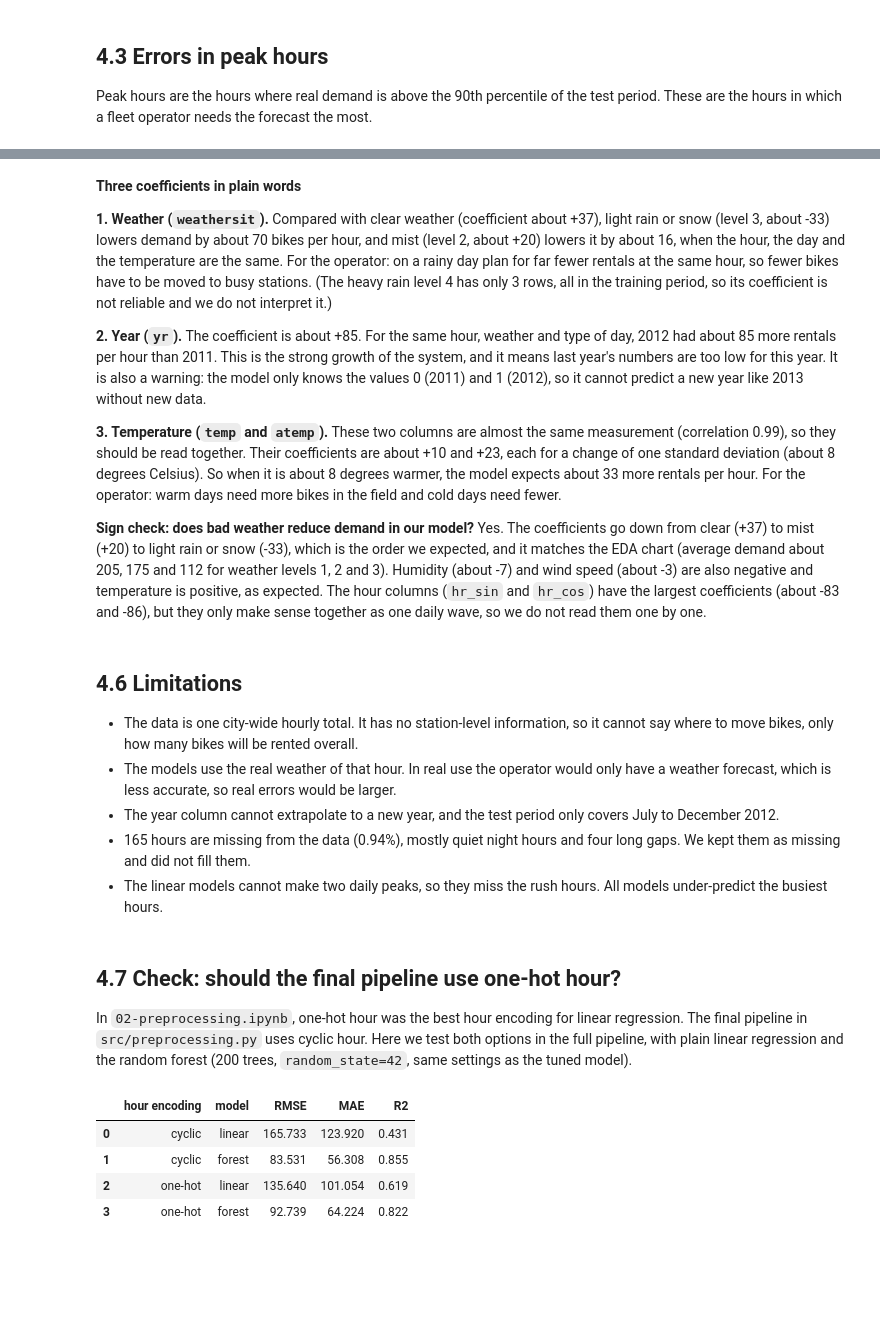
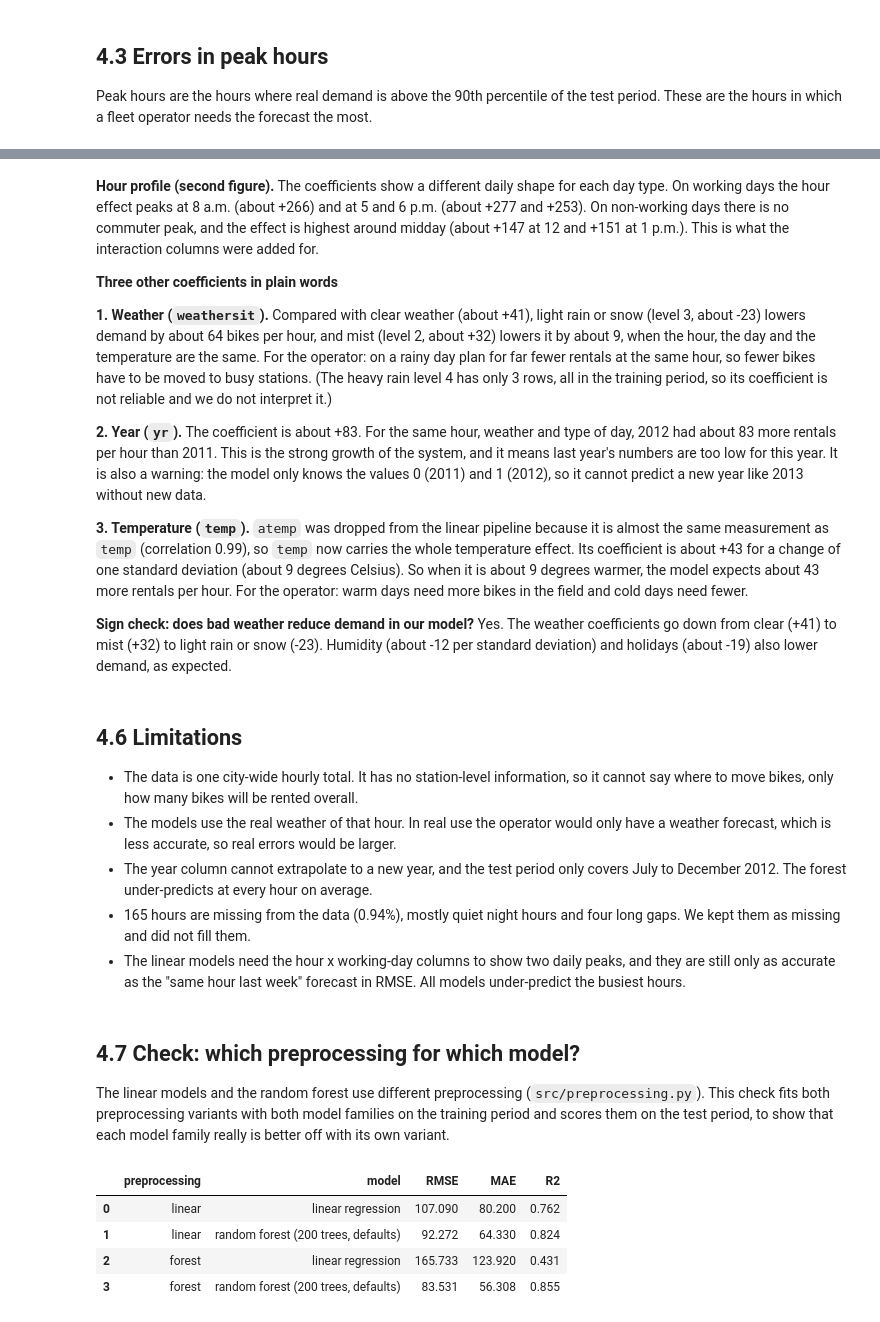
Before and after one commit to abhi-shake-ds/Let_Them_Cook, a Jupyter notebook: notebooks/04-evaluation.ipynb, the cells around one changed output, grey strips where cells are left out. Cells and saved outputs as stored; diff of their text form; code cells hidden in the pictures; blank space fills up the shorter version.

```diff
--- a/notebooks/04-evaluation.ipynb
+++ b/notebooks/04-evaluation.ipynb
@@ -219,67 +237,56 @@ Test RMSE of the refitted Ridge: 165.73
 # %% [markdown]
-**Three coefficients in plain words**
+**Hour profile (second figure).** The coefficients show a different daily shape for each day type. On working days the hour effect peaks at 8 a.m. (about +266) and at 5 and 6 p.m. (about +277 and +253). On non-working days there is no commuter peak, and the effect is highest around midday (about +147 at 12 and +151 at 1 p.m.). This is what the interaction columns were added for.
 
-**1. Weather (`weathersit`).** Compared with clear weather (coefficient about +37), light rain or snow (level 3, about -33) lowers demand by about 70 bikes per hour, and mist (level 2, about +20) lowers it by about 16, when the hour, the day and the temperature are the same. For the operator: on a rainy day plan for far fewer rentals at the same hour, so fewer bikes have to be moved to busy stations. (The heavy rain level 4 has only 3 rows, all in the training period, so its coefficient is not reliable and we do not interpret it.)
+**Three other coefficients in plain words**
 
-**2. Year (`yr`).** The coefficient is about +85. For the same hour, weather and type of day, 2012 had about 85 more rentals per hour than 2011. This is the strong growth of the system, and it means last year's numbers are too low for this year. It is also a warning: the model only knows the values 0 (2011) and 1 (2012), so it cannot predict a new year like 2013 without new data.
+**1. Weather (`weathersit`).** Compared with clear weather (about +41), light rain or snow (level 3, about -23) lowers demand by about 64 bikes per hour, and mist (level 2, about +32) lowers it by about 9, when the hour, the day and the temperature are the same. For the operator: on a rainy day plan for far fewer rentals at the same hour, so fewer bikes have to be moved to busy stations. (The heavy rain level 4 has only 3 rows, all in the training period, so its coefficient is not reliable and we do not interpret it.)
 
-**3. Temperature (`temp` and `atemp`).** These two columns are almost the same measurement (correlation 0.99), so they should be read together. Their coefficients are about +10 and +23, each for a change of one standard deviation (about 8 degrees Celsius). So when it is about 8 degrees warmer, the model expects about 33 more rentals per hour. For the operator: warm days need more bikes in the field and cold days need fewer.
+**2. Year (`yr`).** The coefficient is about +83. For the same hour, weather and type of day, 2012 had about 83 more rentals per hour than 2011. This is the strong growth of the system, and it means last year's numbers are too low for this year. It is also a warning: the model only knows the values 0 (2011) and 1 (2012), so it cannot predict a new year like 2013 without new data.
 
-**Sign check: does bad weather reduce demand in our model?** Yes. The coefficients go down from clear (+37) to mist (+20) to light rain or snow (-33), which is the order we expected, and it matches the EDA chart (average demand about 205, 175 and 112 for weather levels 1, 2 and 3). Humidity (about -7) and wind speed (about -3) are also negative and temperature is positive, as expected. The hour columns (`hr_sin` and `hr_cos`) have the largest coefficients (about -83 and -86), but they only make sense together as one daily wave, so we do not read them one by one.
+**3. Temperature (`temp`).** `atemp` was dropped from the linear pipeline because it is almost the same measurement as `temp` (correlation 0.99), so `temp` now carries the whole temperature effect. Its coefficient is about +43 for a change of one standard deviation (about 9 degrees Celsius). So when it is about 9 degrees warmer, the model expects about 43 more rentals per hour. For the operator: warm days need more bikes in the field and cold days need fewer.
+
+**Sign check: does bad weather reduce demand in our model?** Yes. The weather coefficients go down from clear (+41) to mist (+32) to light rain or snow (-23). Humidity (about -12 per standard deviation) and holidays (about -19) also lower demand, as expected.
 # %% [markdown]
 ## 4.6 Limitations
 
 - The data is one city-wide hourly total. It has no station-level information, so it cannot say where to move bikes, only how many bikes will be rented overall.
 - The models use the real weather of that hour. In real use the operator would only have a weather forecast, which is less accurate, so real errors would be larger.
-- The year column cannot extrapolate to a new year, and the test period only covers July to December 2012.
+- The year column cannot extrapolate to a new year, and the test period only covers July to December 2012. The forest under-predicts at every hour on average.
 - 165 hours are missing from the data (0.94%), mostly quiet night hours and four long gaps. We kept them as missing and did not fill them.
-- The linear models cannot make two daily peaks, so they miss the rush hours. All models under-predict the busiest hours.
+- The linear models need the hour x working-day columns to show two daily peaks, and they are still only as accurate as the "same hour last week" forecast in RMSE. All models under-predict the busiest hours.
 # %% [markdown]
-## 4.7 Check: should the final pipeline use one-hot hour?
+## 4.7 Check: which preprocessing for which model?
 
-In `02-preprocessing.ipynb`, one-hot hour was the best hour encoding for linear regression. The final pipeline in `src/preprocessing.py` uses cyclic hour. Here we test both options in the full pipeline, with plain linear regression and the random forest (200 trees, `random_state=42`, same settings as the tuned model).
+The linear models and the random forest use different preprocessing (`src/preprocessing.py`). This check fits both preprocessing variants with both model families on the training period and scores them on the test period, to show that each model family really is better off with its own variant.
 # %%
-from sklearn.compose import ColumnTransformer
-from sklearn.preprocessing import OneHotEncoder, StandardScaler
+from sklearn.preprocessing import OneHotEncoder
 from sklearn.linear_model import LinearRegression
 from sklearn.ensemble import RandomForestRegressor
-from preprocessing import cyclic_transformer
 
-def make_preprocessor(hour_mode):
-    if hour_mode == 'cyclic':
-        hour_step = ('hour', cyclic_transformer(24), ['hr'])
-    else:
-        hour_step = ('hour', OneHotEncoder(handle_unknown='ignore'), ['hr'])
-    return ColumnTransformer([
-        hour_step,
-        ('month', cyclic_transformer(12), ['mnth']),
-        ('cat', OneHotEncoder(handle_unknown='ignore'), ['season', 'weathersit', 'weekday']),
-        ('num', StandardScaler(), ['temp', 'atemp', 'hum', 'windspeed']),
-        ('bin', 'passthrough', ['yr', 'holiday', 'workingday']),
-    ])
-
+# Full pipelines: the two preprocessing variants x the two model families.
+# 'linear' = one-hot hour x working day (no atemp); 'forest' = cyclic hour.
 rows = []
-for mode in ['cyclic', 'one-hot']:
+for kind in ['linear', 'forest']:
     for model_name, model in [
-        ('linear', LinearRegression()),
-        ('forest', RandomForestRegressor(n_estimators=200, random_state=42, n_jobs=-1)),
+        ('linear regression', LinearRegression()),
+        ('random forest (200 trees, defaults)', RandomForestRegressor(n_estimators=200, random_state=42, n_jobs=-1)),
     ]:
-        pipe = Pipeline([('prep', make_preprocessor(mode)), ('model', model)])
+        pipe = Pipeline([('prep', build_preprocessor(kind)), ('model', model)])
         pipe.fit(X_train, y_train)
         pred = pipe.predict(X_test)
         rows.append({
-            'hour encoding': mode,
+            'preprocessing': kind,
             'model': model_name,
             'RMSE': np.sqrt(mean_squared_error(y_test, pred)),
             'MAE': mean_absolute_error(y_test, pred),
             'R2': r2_score(y_test, pred),
         })
 
 pd.DataFrame(rows).round(3)
 # %% [output]
-|  | hour encoding | model | RMSE | MAE | R2 |
-| 0 | cyclic | linear | 165.733 | 123.920 | 0.431 |
-| 1 | cyclic | forest | 83.531 | 56.308 | 0.855 |
-| 2 | one-hot | linear | 135.640 | 101.054 | 0.619 |
-| 3 | one-hot | forest | 92.739 | 64.224 | 0.822 |
+|  | preprocessing | model | RMSE | MAE | R2 |
+| 0 | linear | linear regression | 107.090 | 80.200 | 0.762 |
+| 1 | linear | random forest (200 trees, defaults) | 92.272 | 64.330 | 0.824 |
+| 2 | forest | linear regression | 165.733 | 123.920 | 0.431 |
+| 3 | forest | random forest (200 trees, defaults) | 83.531 | 56.308 | 0.855 |
 # %% [markdown]
```
Also changed, not shown: parts of 16 cells of this notebook, 28 other files.
